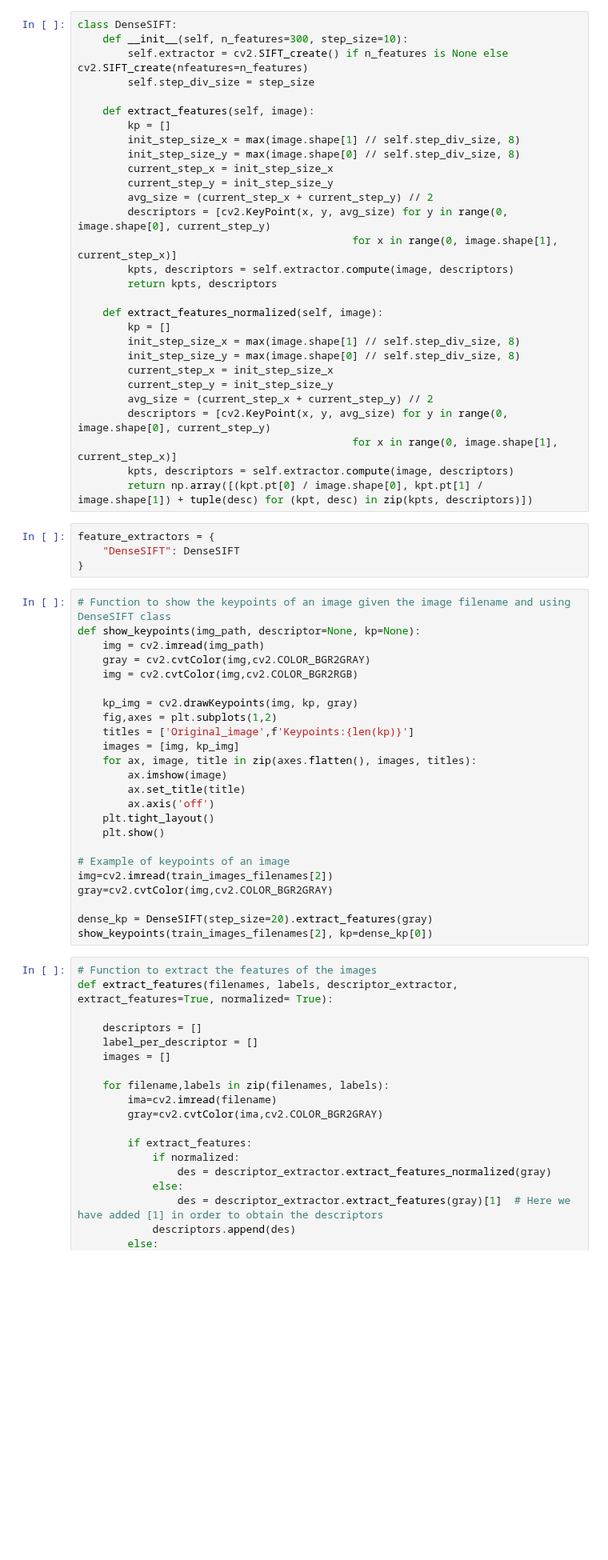
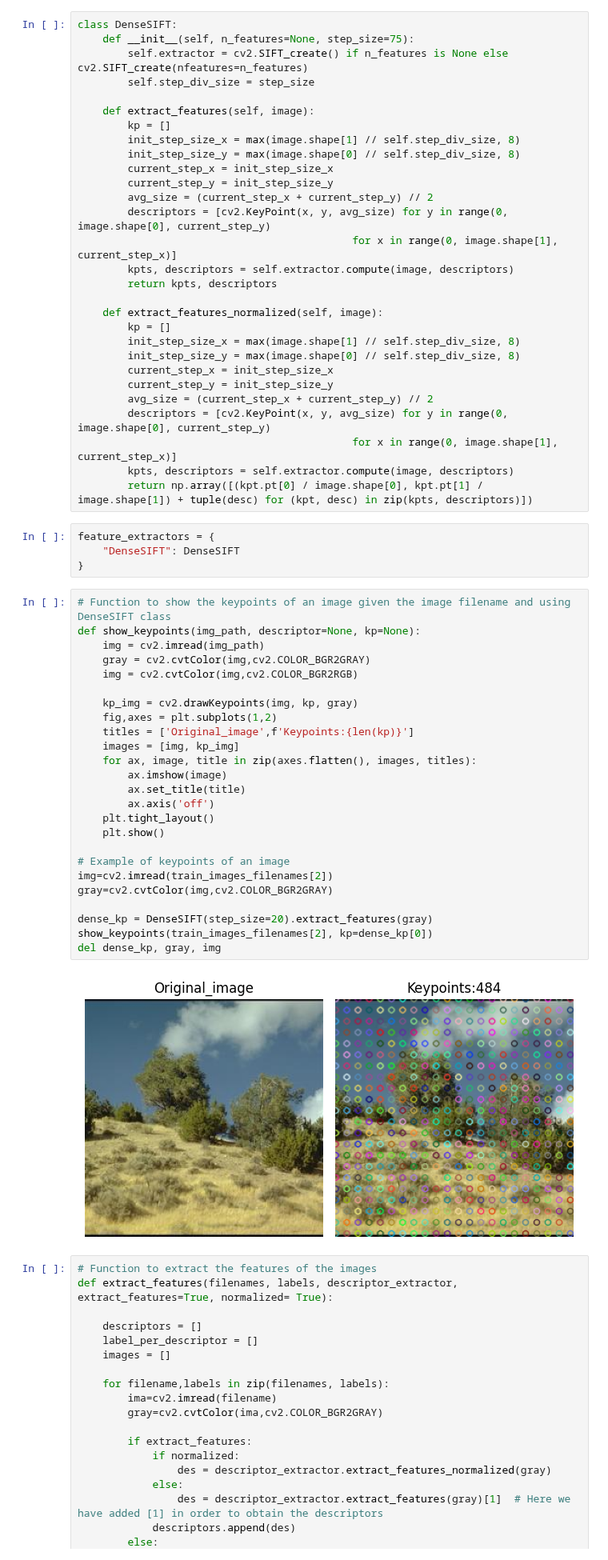
Before and after one commit to guillem-cf/M3-Project, a Jupyter notebook: Week2/BOW.ipynb, the cells around one changed output. Shown at 80% size. Drawn from its saved outputs; the diff is of its cells as text; blank space fills up the shorter version.

```diff
--- a/Week2/BOW.ipynb
+++ b/Week2/BOW.ipynb
@@ -146,7 +160,7 @@ plot_distribution(train_count, test_count, unique_labels)
 ## 4. Descriptors: DenseSIFT
 # %%
 class DenseSIFT:
-    def __init__(self, n_features=300, step_size=10):
+    def __init__(self, n_features=None, step_size=75):
         self.extractor = cv2.SIFT_create() if n_features is None else cv2.SIFT_create(nfeatures=n_features)
         self.step_div_size = step_size
 
@@ -180,27 +194,30 @@ feature_extractors = {
 # %%
 # Function to show the keypoints of an image given the image filename and using DenseSIFT class
 def show_keypoints(img_path, descriptor=None, kp=None):
     img = cv2.imread(img_path)
     gray = cv2.cvtColor(img,cv2.COLOR_BGR2GRAY)
     img = cv2.cvtColor(img,cv2.COLOR_BGR2RGB)
 
     kp_img = cv2.drawKeypoints(img, kp, gray)
     fig,axes = plt.subplots(1,2)
     titles = ['Original_image',f'Keypoints:{len(kp)}']
     images = [img, kp_img]
     for ax, image, title in zip(axes.flatten(), images, titles):
         ax.imshow(image)
         ax.set_title(title)
         ax.axis('off')
     plt.tight_layout()
     plt.show()
 
 # Example of keypoints of an image
 img=cv2.imread(train_images_filenames[2])
 gray=cv2.cvtColor(img,cv2.COLOR_BGR2GRAY)
 
 dense_kp = DenseSIFT(step_size=20).extract_features(gray)
 show_keypoints(train_images_filenames[2], kp=dense_kp[0])
+del dense_kp, gray, img
+# %% [output]
+[figure, added]
 # %%
 # Function to extract the features of the images
 def extract_features(filenames, labels, descriptor_extractor, extract_features=True, normalized= True):
```
Also changed, not shown: parts of 13 cells of this notebook.
